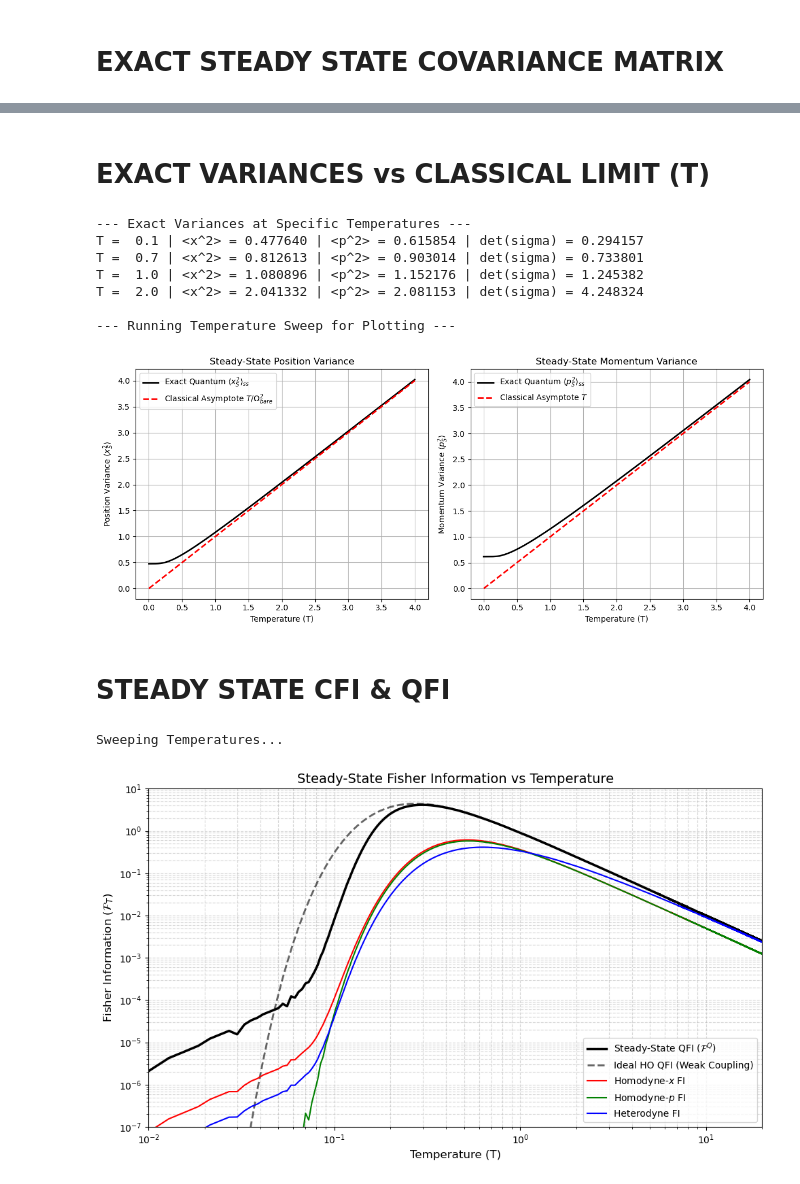
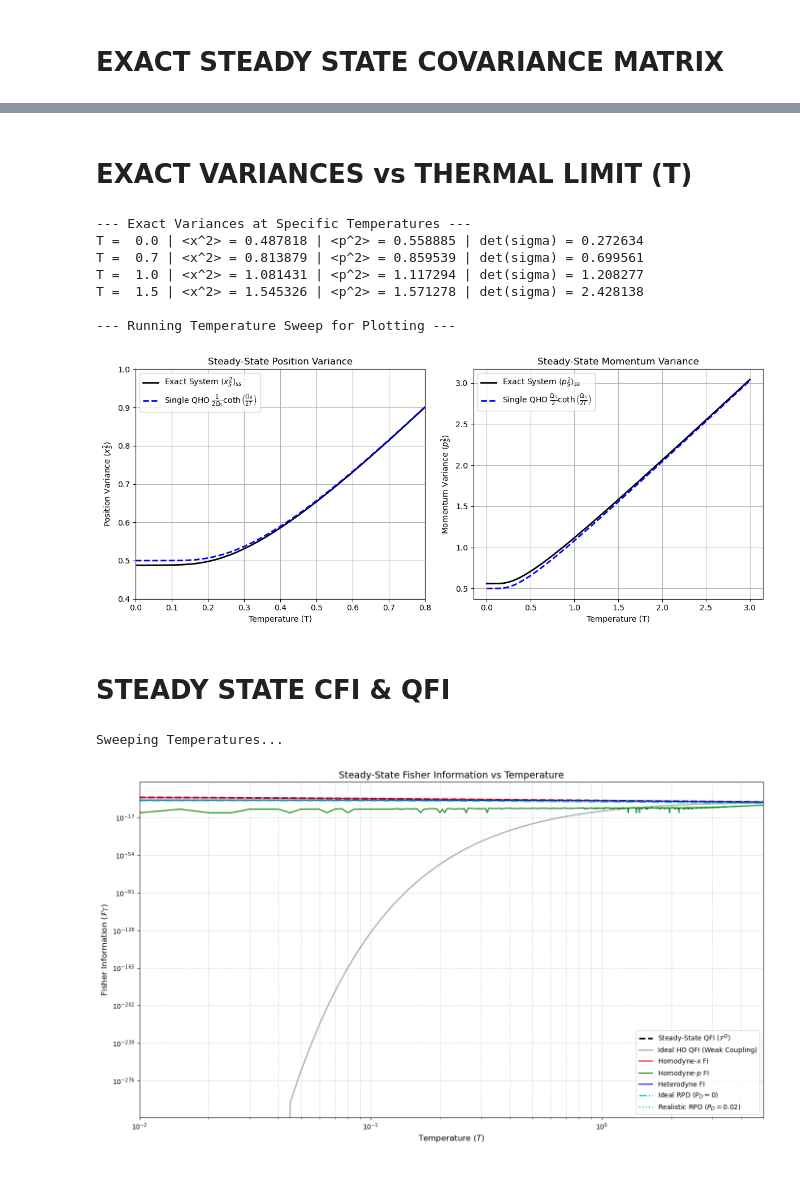
Before and after one commit to alberto7rodriguez/Vienna-Project, a Jupyter notebook: Python Codes/SteadyState.ipynb, the cells around one changed output, grey strips where cells are left out. Saved outputs shown, nothing was run; the diff lists cells and outputs as text; code cells hidden in the pictures.

```diff
--- a/Python Codes/SteadyState.ipynb
+++ b/Python Codes/SteadyState.ipynb
@@ -90,7 +106,7 @@ if __name__ == "__main__":
     alpha1 = 0.1
     alpha2 = 10.0
     Omega_S_bare = 1.0
-    temp = 0.3
+    temp = 0.0001
 
     # Calculate physical system frequency including the bath shift
     delta_Omega_s = np.sqrt(alpha1)
@@ -139,10 +155,10 @@ Determinant det(sigma) = 0.294003
 -> Physics Check: PASS (det >= 0.25, valid quantum state)
 # %% [markdown]
-# EXACT VARIANCES vs CLASSICAL LIMIT (T)
+# EXACT VARIANCES vs THERMAL LIMIT (T)
 # %%
 if __name__ == "__main__":
     gamma = 1.0
-    alpha1 = 1.0
+    alpha1 = 0.5
     alpha2 = 10.0
     Omega_S_bare = 1.0
 
@@ -151,7 +167,7 @@ if __name__ == "__main__":
 
     # --- 1. SPECIFIC TEMPERATURE CHECK ---
     print("--- Exact Variances at Specific Temperatures ---")
-    specific_temps = [0.1, 0.7, 1.0, 2]
+    specific_temps = [0.0001, 0.7, 1.0, 1.49]
 
     # Use a higher Nmats for the single-point checks for maximum precision
     for T_val in specific_temps:
@@ -162,7 +178,7 @@ if __name__ == "__main__":
     print("\n--- Running Temperature Sweep for Plotting ---")
 
     # --- 2. TEMPERATURE SWEEP ---
-    temperatures = np.linspace(0.001, 4.0, 1000)
+    temperatures = np.linspace(0.0001, 3.0, 5000)
     var_x_exact = np.zeros_like(temperatures)
     var_p_exact = np.zeros_like(temperatures)
 
@@ -177,22 +193,29 @@ if __name__ == "__main__":
         if det_sigma < 0.2499:
             print(f"WARNING at T={T:.2f}: det(sigma) = {det_sigma:.4f} < 0.25! (Unphysical)")
 
-    var_x_classical = temperatures / (Omega_S_bare**2)
-    var_p_classical = temperatures
+    # --- SINGLE QUANTUM HARMONIC OSCILLATOR COMPARISON ---
+    # Using hbar = 1, m = 1, k_B = 1. coth(x) = 1 / tanh(x)
+    # If you prefer to compare against the bare frequency, change Omega_S to Omega_S_bare below
+    coth_factor = 1.0 / np.tanh(Omega_S_bare / (2.0 * temperatures))
+
+    var_x_sho = (1.0 / (2.0 * Omega_S_bare)) * coth_factor
+    var_p_sho = (Omega_S_bare / 2.0) * coth_factor
 
     # --- 3. PLOTTING ---
     fig, (ax1, ax2) = plt.subplots(1, 2, figsize=(12, 5))
 
-    ax1.plot(temperatures, var_x_exact, 'k-', lw=2, label=r'Exact Quantum $\langle x_S^2 \rangle_{ss}$')
-    ax1.plot(temperatures, var_x_classical, 'r--', lw=2, label=r'Classical Asymptote $T/\Omega_{bare}^2$')
+    ax1.plot(temperatures, var_x_exact, 'k-', lw=2, label=r'Exact System $\langle x_S^2 \rangle_{ss}$')
+    ax1.plot(temperatures, var_x_sho, 'b--', lw=2, label=r'Single QHO $\frac{1}{2\Omega_S} \coth\left(\frac{\Omega_S}{2T}\right)$')
     ax1.set_xlabel('Temperature (T)')
     ax1.set_ylabel(r'Position Variance $\langle x_S^2 \rangle$')
+    ax1.set_xlim(0, 0.8)
+    ax1.set_ylim(0.4, 1)
     ax1.set_title('Steady-State Position Variance')
     ax1.legend()
     ax1.grid(True)
 
-    ax2.plot(temperatures, var_p_exact, 'k-', lw=2, label=r'Exact Quantum $\langle p_S^2 \rangle_{ss}$')
-    ax2.plot(temperatures, var_p_classical, 'r--', lw=2, label=r'Classical Asymptote $T$')
+    ax2.plot(temperatures, var_p_exact, 'k-', lw=2, label=r'Exact System $\langle p_S^2 \rangle_{ss}$')
+    ax2.plot(temperatures, var_p_sho, 'b--', lw=2, label=r'Single QHO $\frac{\Omega_S}{2} \coth\left(\frac{\Omega_S}{2T}\right)$')
     ax2.set_xlabel('Temperature (T)')
     ax2.set_ylabel(r'Momentum Variance $\langle p_S^2 \rangle$')
     ax2.set_title('Steady-State Momentum Variance')
@@ -203,30 +226,29 @@ if __name__ == "__main__":
     plt.show()
 # %% [output]
 --- Exact Variances at Specific Temperatures ---
-T =  0.1 | <x^2> = 0.477640 | <p^2> = 0.615854 | det(sigma) = 0.294157
-T =  0.7 | <x^2> = 0.812613 | <p^2> = 0.903014 | det(sigma) = 0.733801
-T =  1.0 | <x^2> = 1.080896 | <p^2> = 1.152176 | det(sigma) = 1.245382
-T =  2.0 | <x^2> = 2.041332 | <p^2> = 2.081153 | det(sigma) = 4.248324
+T =  0.0 | <x^2> = 0.487818 | <p^2> = 0.558885 | det(sigma) = 0.272634
+T =  0.7 | <x^2> = 0.813879 | <p^2> = 0.859539 | det(sigma) = 0.699561
+T =  1.0 | <x^2> = 1.081431 | <p^2> = 1.117294 | det(sigma) = 1.208277
+T =  1.5 | <x^2> = 1.545326 | <p^2> = 1.571278 | det(sigma) = 2.428138
 
 --- Running Temperature Sweep for Plotting ---
-[figure, old version]
+[figure, new version]
 # %% [markdown]
 # STEADY STATE CFI & QFI
 # %%
 if __name__ == "__main__":
     # --- Physical Parameters ---
     gamma = 1.0
-    alpha1 = 0.1
-    alpha2 = 10.0
+    alpha1 = 1000
+    alpha2 = 4.0
     Omega_S_bare = 1.0
     delta_Omega_s = np.sqrt(alpha1)
     Omega_S = np.sqrt(Omega_S_bare**2 + delta_Omega_s**2)
 
     # --- Temperature Grid ---
-    # T ranges from 0.05 to 3.0. (Avoid exactly 0 to prevent 1/0 errors in Matsubara terms)
-    T_vals = np.linspace(1e-2, 20, 7000)
+    T_vals = np.linspace(0.01, 5, 1000)
 
-    # Measurement Matrices
+    # Measurement Matrices (sig_M_het acts as vacuum covariance for RPD)
     sig_M_het = np.array([[0.5, 0.0], [0.0, 0.5]])
     sig_M_hom_x = np.array([[1e-6, 0.0], [0.0, 1e6]])
     sig_M_hom_p = np.array([[1e6, 0.0], [0.0, 1e-6]])
@@ -235,46 +257,57 @@ if __name__ == "__main__":
     FI_het = np.zeros_like(T_vals)
     FI_hom_x = np.zeros_like(T_vals)
     FI_hom_p = np.zeros_like(T_vals)
+    FI_rpd_ideal = np.zeros_like(T_vals)  # <-- Added
+    FI_rpd_real = np.zeros_like(T_vals)   # <-- Added
     QFI = np.zeros_like(T_vals)
-    QFI_HO = np.zeros_like(T_vals) # Ideal Harmonic Oscillator
+    QFI_HO = np.zeros_like(T_vals)
 
     print("Sweeping Temperatures...")
     for i, T in enumerate(tqdm(T_vals)):
         # 1. Get Exact Steady State and its T-Derivative
         sigma_ss, dsigma_ss = get_sigma_and_deriv(gamma, alpha1, alpha2, Omega_S, T)
 
         # 2. Calculate FIs
         FI_het[i] = calc_classical_CFI(sigma_ss, dsigma_ss, sig_M_het)
         FI_hom_x[i] = calc_classical_CFI(sigma_ss, dsigma_ss, sig_M_hom_x)
         FI_hom_p[i] = calc_classical_CFI(sigma_ss, dsigma_ss, sig_M_hom_p)
+
+        # --- Calculate Photodetection FIs ---
+        FI_rpd_ideal[i] = calc_rpd_CFI(sigma_ss, dsigma_ss, sig_M_het, P_D=0.0)
+        FI_rpd_real[i]  = calc_rpd_CFI(sigma_ss, dsigma_ss, sig_M_het, P_D=0.02)
+
         QFI[i] = calc_QFI(sigma_ss, dsigma_ss)
 
         # 3. Calculate Reference Ideal Harmonic Oscillator QFI
         QFI_HO[i] = 0.25 * (Omega_S**2 / T**4) * csch2(Omega_S / (2*T))
 
     # --- Plotting ---
-    plt.figure(figsize=(10, 6))
+    plt.figure(figsize=(14, 8))
 
-    plt.plot(T_vals, QFI, color='black', linewidth=2.5, label=r"Steady-State QFI ($\mathcal{F}^Q$)")
-    plt.plot(T_vals, QFI_HO, color='black', linestyle='--', alpha=0.6, linewidth=2, label=r"Ideal HO QFI (Weak Coupling)")
+    plt.plot(T_vals, QFI, color='black', linestyle='--', linewidth=2.5, label=r"Steady-State QFI ($\mathcal{F}^Q$)")
+    plt.plot(T_vals, QFI_HO, color='slategray', linestyle='-', alpha=0.6, linewidth=2, label=r"Ideal HO QFI (Weak Coupling)")
 
     plt.plot(T_vals, FI_hom_x, color='red', linewidth=1.5, label=r"Homodyne-$x$ FI")
     plt.plot(T_vals, FI_hom_p, color='green', linewidth=1.5, label=r"Homodyne-$p$ FI")
     plt.plot(T_vals, FI_het, color='blue', linewidth=1.5, label=r"Heterodyne FI")
 
-    # Using a logarithmic y-axis because FI diverges near T=0
+    # --- Plot Photodetection Lines ---
+    plt.plot(T_vals, FI_rpd_ideal, color='c', linewidth=1.8, linestyle='-.', label=r"Ideal RPD ($P_D=0$)")
+    plt.plot(T_vals, FI_rpd_real, color='c', linewidth=1.8, linestyle=':', label=r"Realistic RPD ($P_D=0.02$)")
+
+    # Using a logarithmic axis because FI diverges/changes rapidly near T=0
     plt.yscale('log')
     plt.xscale('log')
-    plt.xlabel("Temperature (T)", fontsize=12)
+    plt.xlabel("Temperature ($T$)", fontsize=12)
     plt.ylabel(r"Fisher Information ($\mathcal{F}_T$)", fontsize=12)
     plt.title("Steady-State Fisher Information vs Temperature", fontsize=14)
     plt.xlim([T_vals[0], T_vals[-1]])
-    plt.ylim(1e-7,10)
+    #plt.ylim(1e-7, 10)
 
-    plt.legend(loc='lower right')
+    plt.legend(loc='lower right', fontsize=10)
     plt.grid(True, which="both", ls="--", alpha=0.5)
     plt.tight_layout()
     plt.show()
 # %% [output]
 Sweeping Temperatures...
-[figure, old version]
+[figure, new version]
```
Also changed, not shown: parts of 4 cells of this notebook, 2 other files.
